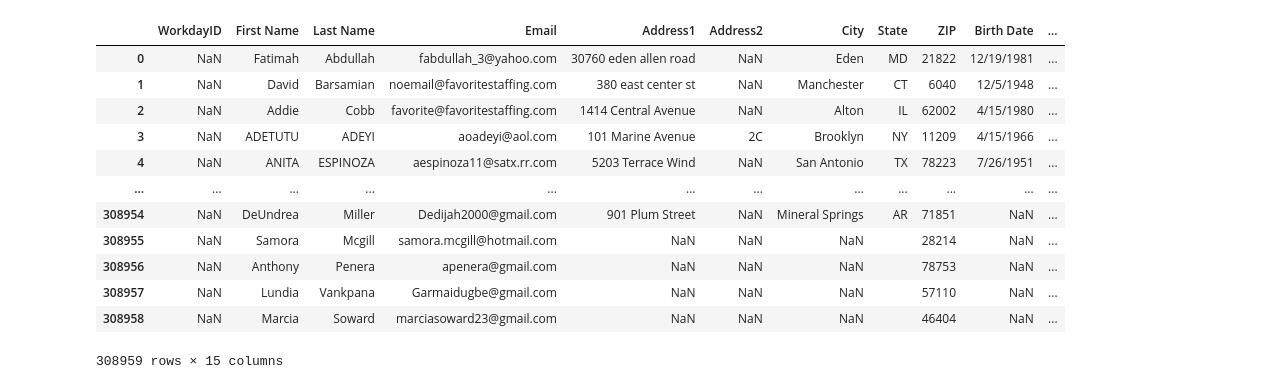
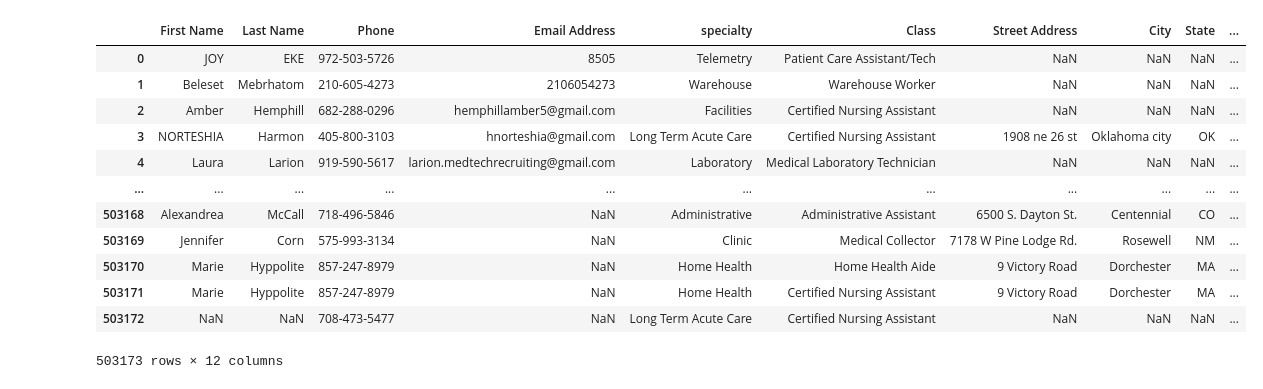
Before and after one commit to julieheadlee/DataCleanup, a Jupyter notebook: Mobilize cleanup.ipynb, the cells around one changed output. Cells and saved outputs as stored; diff of their text form; code cells hidden in the pictures.

Commit message:
For port to home computer

```diff
--- a/Mobilize cleanup.ipynb
+++ b/Mobilize cleanup.ipynb
@@ -5,8 +5,8 @@ import os
 import sys
 # %%
 # Create DataFrame from file
-path = 'C:/DataCleanup/Data/Mobilize/Mobilize part 1.csv'
+path = 'C:/DataCleanup/Data/Mobilize/KrucialProfilesCreatedSince2005-12-01_thru_2021-09-27.csv'
 
-file1_df = pd.read_csv(path, index_col='ProfileID', skip_blank_lines=True, dtype={'ProfileID':int})
-file1_df.head()
+file_df = pd.read_csv(path, skip_blank_lines=True, dtype={'ProfileID':int})
+file_df.head()
 # %% [output]
@@ -35,18 +19,18 @@ temp_mobilize_df = file1_df.append(file2_df, ignore_index = True)
 # %%
-clean_mobilize_df = temp_mobilize_df.dropna(how='all')
+clean_mobilize_df = file_df.dropna(how='all')
 clean_mobilize_df
 # %% [output]
-|  | WorkdayID | First Name | Last Name | Email | Address1 | Address2 | City | State | ZIP | Birth Date | ... |
-| 0 | NaN | Fatimah | Abdullah | fabdullah_3@yahoo.com | 30760 eden allen road | NaN | Eden | MD | 21822 | 12/19/1981 | ... |
-| 1 | NaN | David | Barsamian | noemail@favoritestaffing.com | 380 east center st | NaN | Manchester | CT | 6040 | 12/5/1948 | ... |
-| 2 | NaN | Addie | Cobb | favorite@favoritestaffing.com | 1414 Central Avenue | NaN | Alton | IL | 62002 | 4/15/1980 | ... |
-| 3 | NaN | ADETUTU | ADEYI | aoadeyi@aol.com | 101 Marine Avenue | 2C | Brooklyn | NY | 11209 | 4/15/1966 | ... |
-| 4 | NaN | ANITA | ESPINOZA | aespinoza11@satx.rr.com | 5203 Terrace Wind | NaN | San Antonio | TX | 78223 | 7/26/1951 | ... |
-| ... | ... | ... | ... | ... | ... | ... | ... | ... | ... | ... | ... |
-| 308954 | NaN | DeUndrea | Miller | Dedijah2000@gmail.com | 901 Plum Street | NaN | Mineral Springs | AR | 71851 | NaN | ... |
-| 308955 | NaN | Samora | Mcgill | samora.mcgill@hotmail.com | NaN | NaN | NaN |  | 28214 | NaN | ... |
-| 308956 | NaN | Anthony | Penera | apenera@gmail.com | NaN | NaN | NaN |  | 78753 | NaN | ... |
-| 308957 | NaN | Lundia | Vankpana | Garmaidugbe@gmail.com | NaN | NaN | NaN |  | 57110 | NaN | ... |
-| 308958 | NaN | Marcia | Soward | marciasoward23@gmail.com | NaN | NaN | NaN |  | 46404 | NaN | ... |
+|  | First Name | Last Name | Phone | Email Address | specialty | Class | Street Address | City | State | ... |
+| 0 | JOY | EKE | 972-503-5726 | 8505 | Telemetry | Patient Care Assistant/Tech | NaN | NaN | NaN | ... |
+| 1 | Beleset | Mebrhatom | 210-605-4273 | 2106054273 | Warehouse | Warehouse Worker | NaN | NaN | NaN | ... |
+| 2 | Amber | Hemphill | 682-288-0296 | hemphillamber5@gmail.com | Facilities | Certified Nursing Assistant | NaN | NaN | NaN | ... |
+| 3 | NORTESHIA | Harmon | 405-800-3103 | hnorteshia@gmail.com | Long Term Acute Care | Certified Nursing Assistant | 1908 ne 26 st | Oklahoma city | OK | ... |
+| 4 | Laura | Larion | 919-590-5617 | larion.medtechrecruiting@gmail.com | Laboratory | Medical Laboratory Technician | NaN | NaN | NaN | ... |
+| ... | ... | ... | ... | ... | ... | ... | ... | ... | ... | ... |
+| 503168 | Alexandrea | McCall | 718-496-5846 | NaN | Administrative | Administrative Assistant | 6500 S. Dayton St. | Centennial | CO | ... |
+| 503169 | Jennifer | Corn | 575-993-3134 | NaN | Clinic | Medical Collector | 7178 W Pine Lodge Rd. | Rosewell | NM | ... |
+| 503170 | Marie | Hyppolite | 857-247-8979 | NaN | Home Health | Home Health Aide | 9 Victory Road | Dorchester | MA | ... |
+| 503171 | Marie | Hyppolite | 857-247-8979 | NaN | Home Health | Certified Nursing Assistant | 9 Victory Road | Dorchester | MA | ... |
+| 503172 | NaN | NaN | 708-473-5477 | NaN | Long Term Acute Care | Certified Nursing Assistant | NaN | NaN | NaN | ... |
-308959 rows × 15 columns
+503173 rows × 12 columns
 # %%
```
Also changed, not shown: parts of 5 cells of this notebook, 5 other files.
